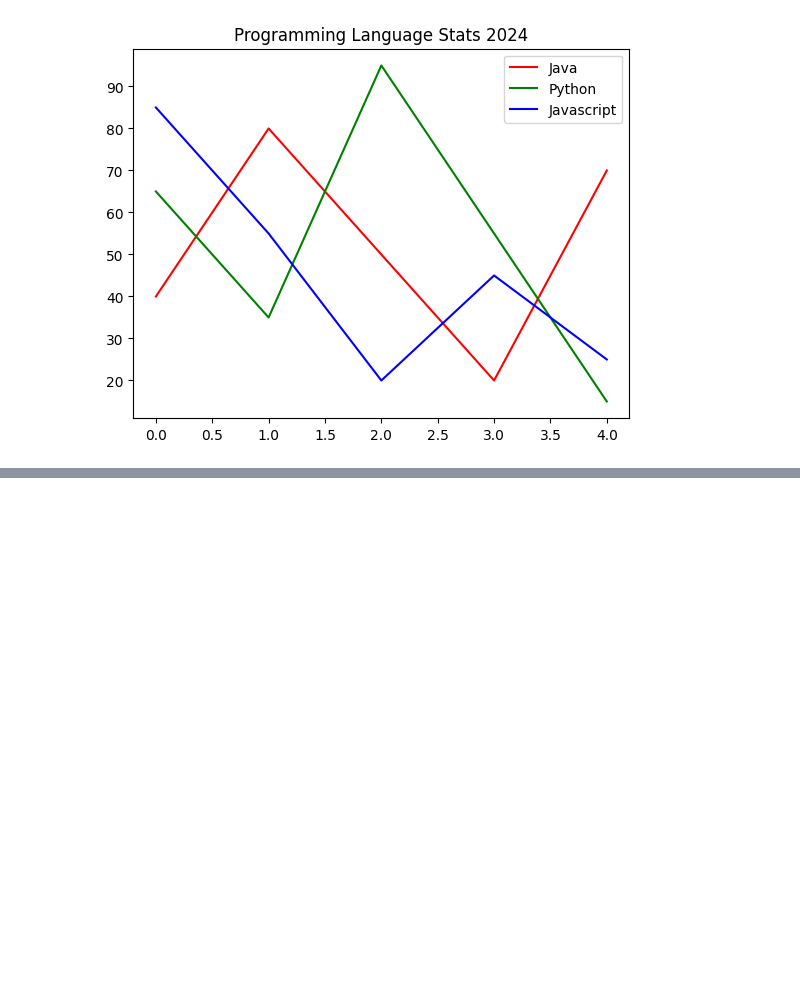
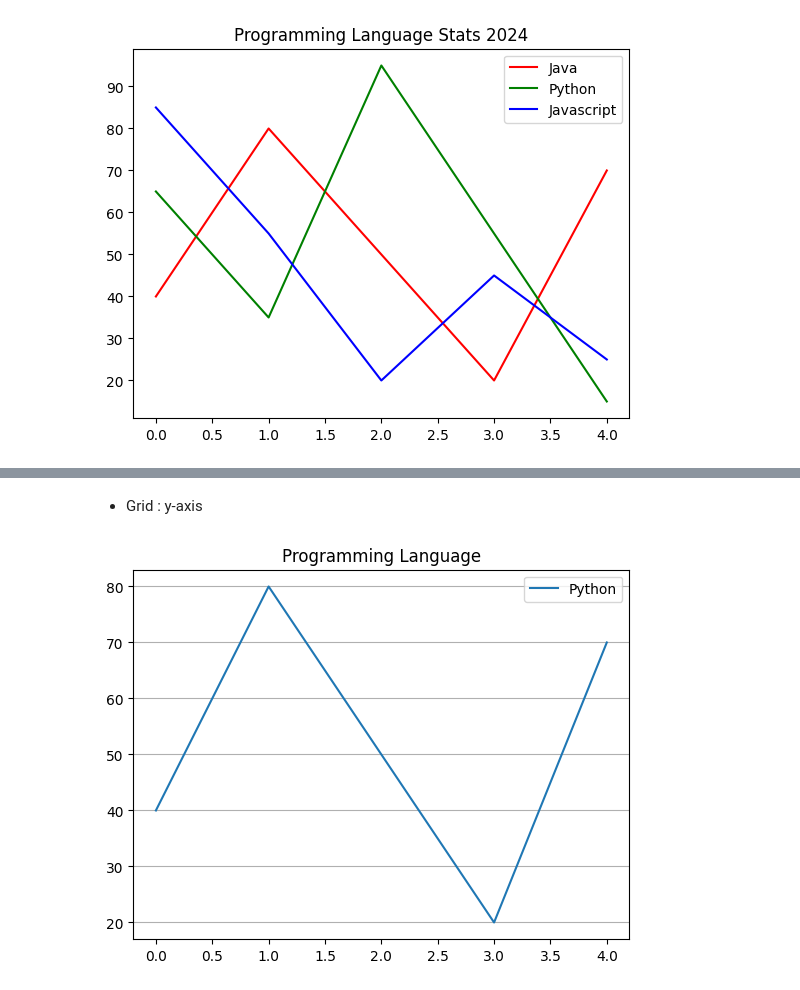
Before and after one commit to abidkk/Matplotlib-Python, a Jupyter notebook: plot2.ipynb, the cells around one changed output, grey strips where cells are left out. Saved outputs shown, nothing was run; the diff lists cells and outputs as text; code cells hidden in the pictures; blank space fills up the shorter version.

```diff
--- a/plot2.ipynb
+++ b/plot2.ipynb
@@ -129,0 +152,11 @@ plt.show()
+# %% [markdown]
+- Grid : y-axis
+# %%
+x = [40,80,50,20,70]
+plt.title("Programming Language")
+plt.plot(x, label="Python")
+plt.legend()
+plt.grid(axis='y')
+plt.show()
+# %% [output]
+[figure, added]
```
Also changed, not shown: parts of 4 cells of this notebook.
